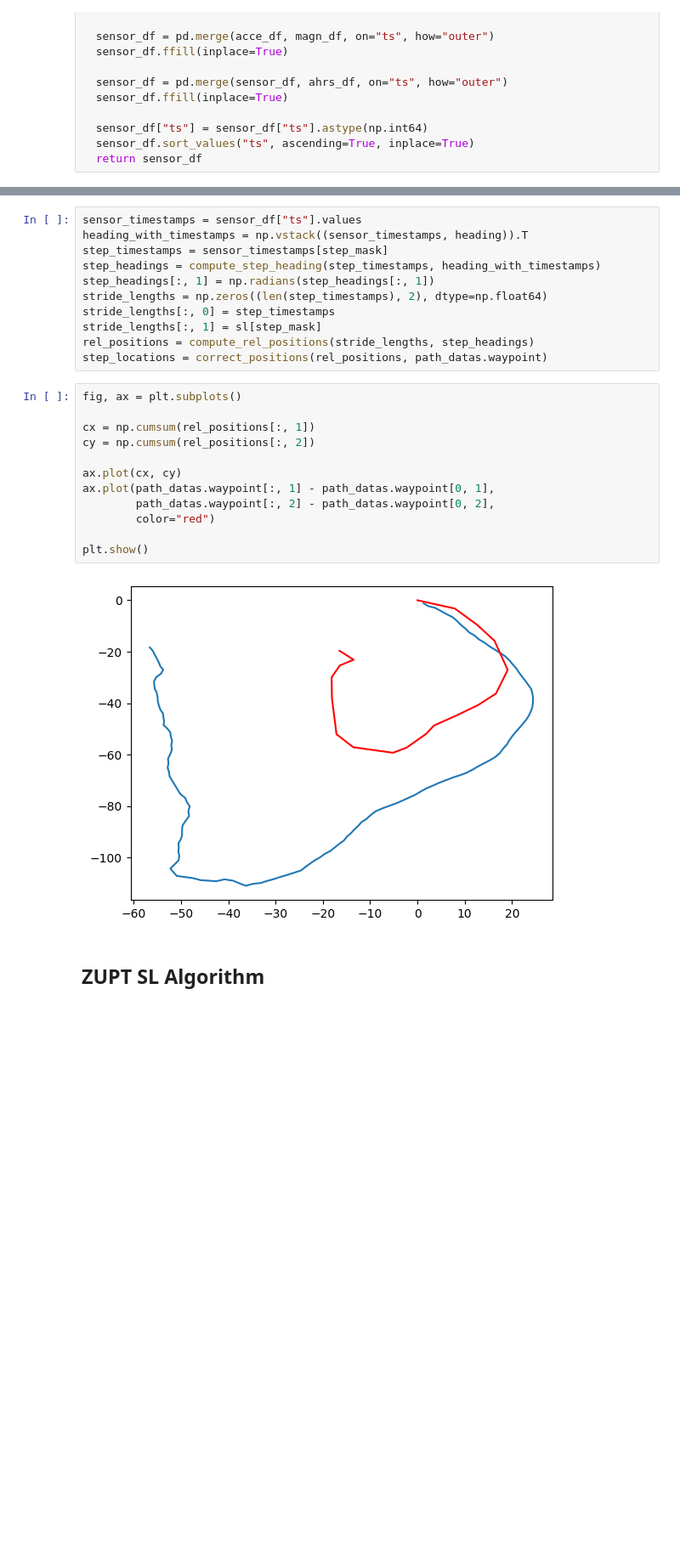
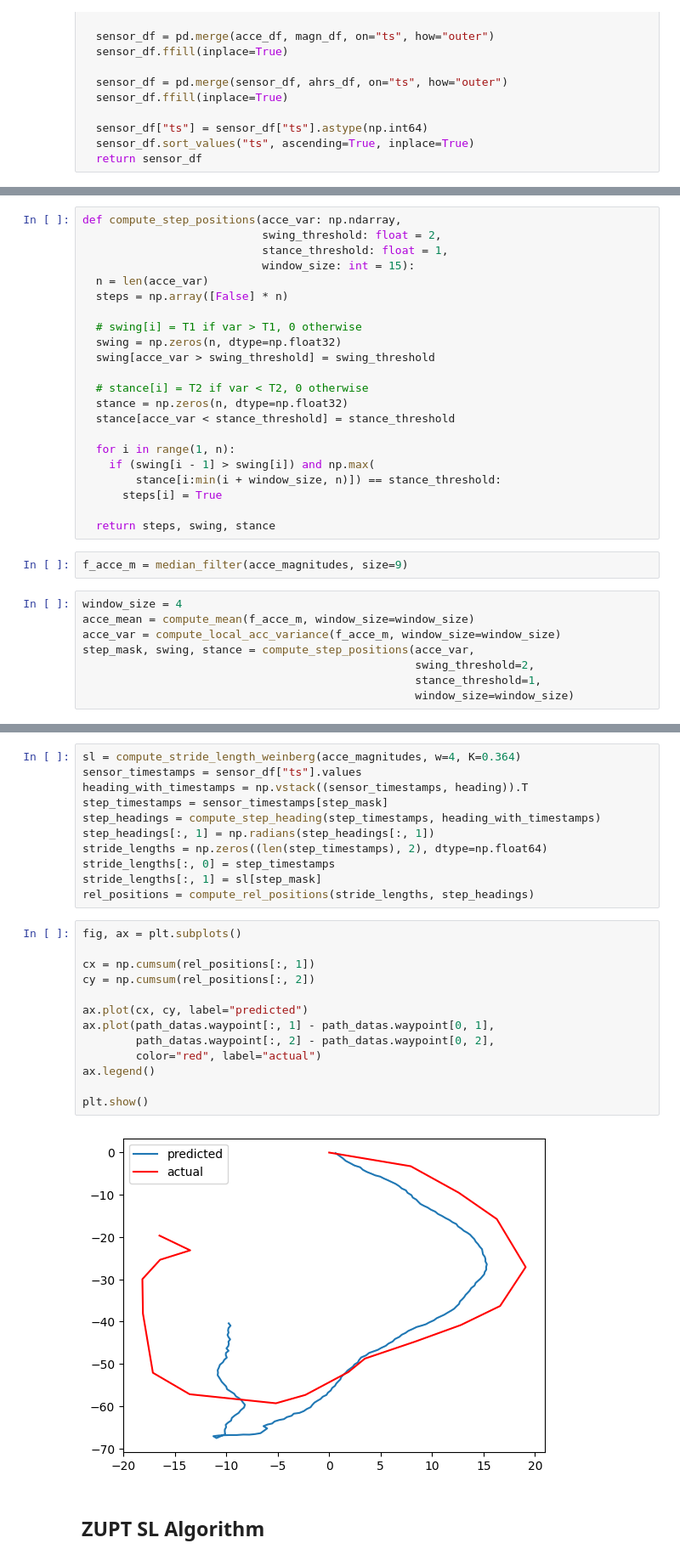
Before and after one commit to hungnd11/my-thesis, a Jupyter notebook: code/notebooks/pdr_stride_length.ipynb, the cells around one changed output, grey strips where cells are left out. Shown at 85% size. Drawn from its saved outputs; the diff is of its cells as text; blank space fills up the shorter version.

```diff
--- a/code/notebooks/pdr_stride_length.ipynb
+++ b/code/notebooks/pdr_stride_length.ipynb
@@ -244,0 +251,32 @@ sl = compute_stride_length_weinberg(acce_magnitudes, w=8)
+# %%
+def compute_step_positions(acce_var: np.ndarray,
+                           swing_threshold: float = 2,
+                           stance_threshold: float = 1,
+                           window_size: int = 15):
+  n = len(acce_var)
+  steps = np.array([False] * n)
+
+  # swing[i] = T1 if var > T1, 0 otherwise
+  swing = np.zeros(n, dtype=np.float32)
+  swing[acce_var > swing_threshold] = swing_threshold
+
+  # stance[i] = T2 if var < T2, 0 otherwise
+  stance = np.zeros(n, dtype=np.float32)
+  stance[acce_var < stance_threshold] = stance_threshold
+
+  for i in range(1, n):
+    if (swing[i - 1] > swing[i]) and np.max(
+        stance[i:min(i + window_size, n)]) == stance_threshold:
+      steps[i] = True
+
+  return steps, swing, stance
+# %%
+f_acce_m = median_filter(acce_magnitudes, size=9)
+# %%
+window_size = 4
+acce_mean = compute_mean(f_acce_m, window_size=window_size)
+acce_var = compute_local_acc_variance(f_acce_m, window_size=window_size)
+step_mask, swing, stance = compute_step_positions(acce_var,
+                                                  swing_threshold=2,
+                                                  stance_threshold=1,
+                                                  window_size=window_size)
@@ -245,4 +305,5 @@ sl = compute_stride_length_weinberg(acce_magnitudes, w=8)
 # %%
+sl = compute_stride_length_weinberg(acce_magnitudes, w=4, K=0.364)
 sensor_timestamps = sensor_df["ts"].values
 heading_with_timestamps = np.vstack((sensor_timestamps, heading)).T
 step_timestamps = sensor_timestamps[step_mask]
@@ -252,21 +313,21 @@ stride_lengths = np.zeros((len(step_timestamps), 2), dtype=np.float64)
 stride_lengths[:, 0] = step_timestamps
 stride_lengths[:, 1] = sl[step_mask]
 rel_positions = compute_rel_positions(stride_lengths, step_headings)
-step_locations = correct_positions(rel_positions, path_datas.waypoint)
 # %%
 fig, ax = plt.subplots()
 
 cx = np.cumsum(rel_positions[:, 1])
 cy = np.cumsum(rel_positions[:, 2])
 
-ax.plot(cx, cy)
+ax.plot(cx, cy, label="predicted")
 ax.plot(path_datas.waypoint[:, 1] - path_datas.waypoint[0, 1],
         path_datas.waypoint[:, 2] - path_datas.waypoint[0, 2],
-        color="red")
+        color="red", label="actual")
+ax.legend()
 
 plt.show()
 # %% [output]
-[figure, old version]
+[figure, new version]
 # %% [markdown]
 ## ZUPT SL Algorithm
 # %%
```
Also changed, not shown: parts of 22 cells of this notebook, 1 other file.
